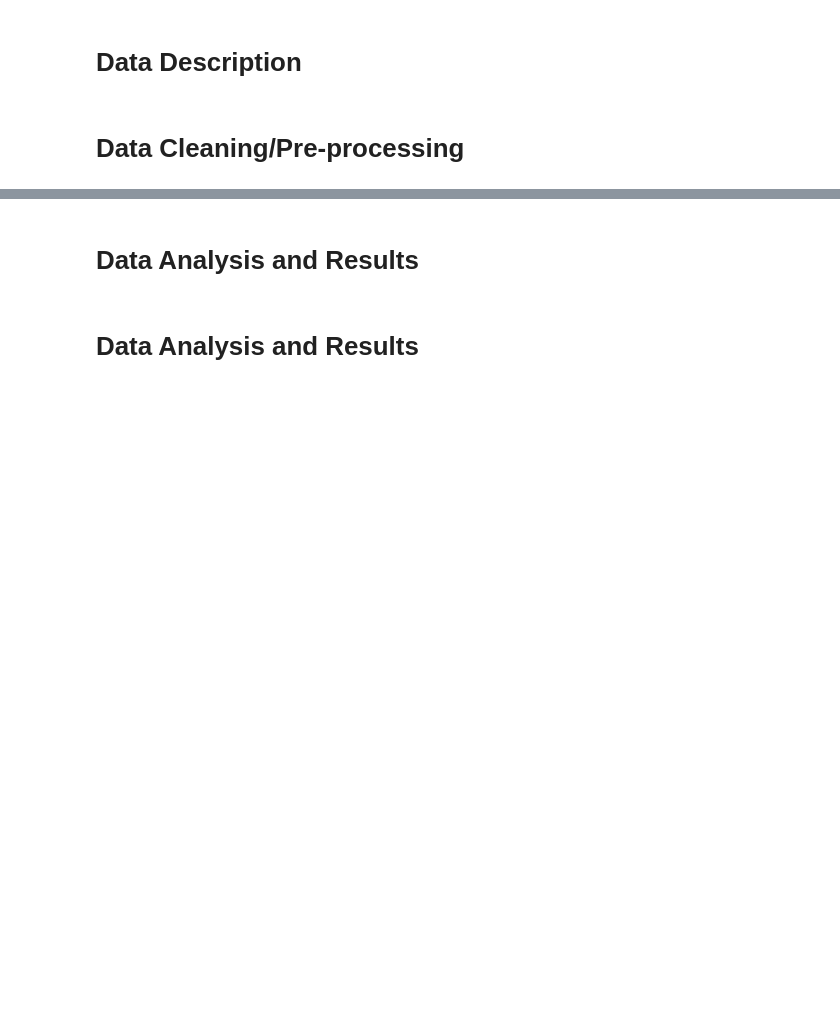
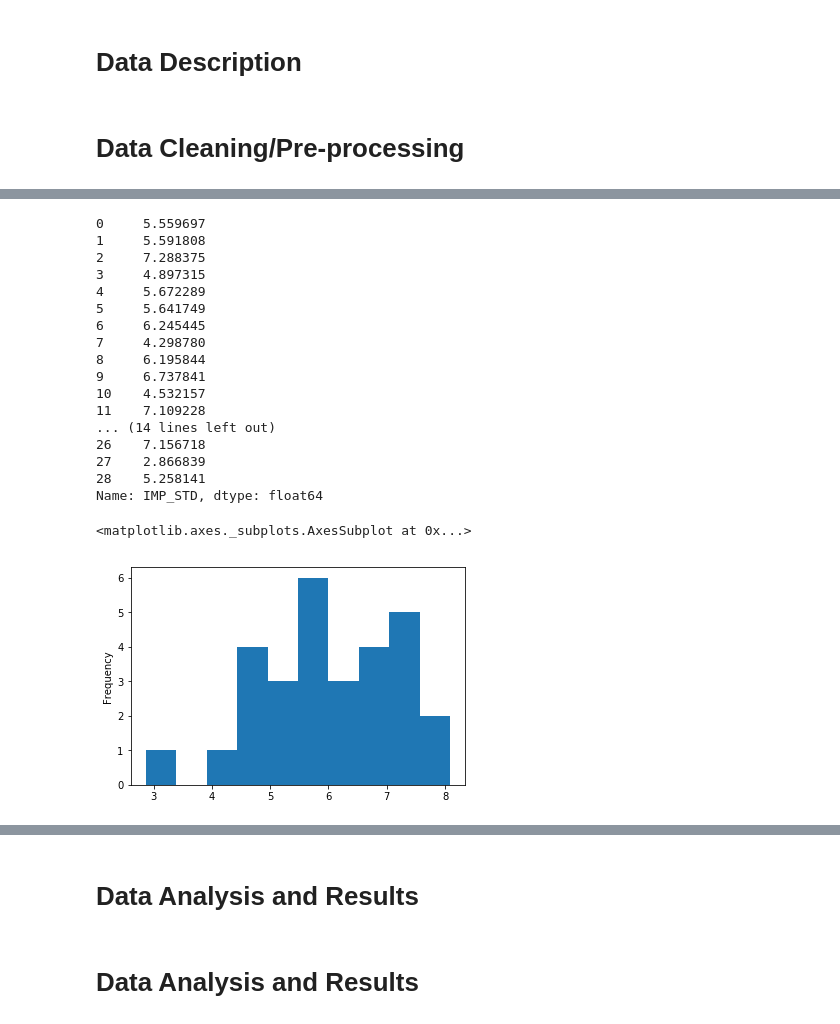
Before and after one commit to AaronWong14/Cogs108ProjectNBA, a Jupyter notebook: FinalProject.ipynb, the cells around one changed output, grey strips where cells are left out. Drawn from its saved outputs; the diff is of its cells as text; code cells hidden in the pictures; blank space fills up the shorter version.

```diff
--- a/FinalProject.ipynb
+++ b/FinalProject.ipynb
@@ -1152,0 +1348,23 @@ for df in lst_ranked_seasons:
+# %%
+print(lst_season_team_impact_meanstddev[0]['IMP_STD'])
+lst_season_team_impact_meanstddev[0]['IMP_STD'].plot.hist()
+# %% [output]
+0     5.559697
+1     5.591808
+2     7.288375
+3     4.897315
+4     5.672289
+5     5.641749
+6     6.245445
+7     4.298780
+8     6.195844
+9     6.737841
+10    4.532157
+11    7.109228
+... (14 lines left out)
+26    7.156718
+27    2.866839
+28    5.258141
+Name: IMP_STD, dtype: float64
+<matplotlib.axes._subplots.AxesSubplot at 0x...>
+[figure, added]
```
Also changed, not shown: parts of 15 cells of this notebook, 1 other file.
